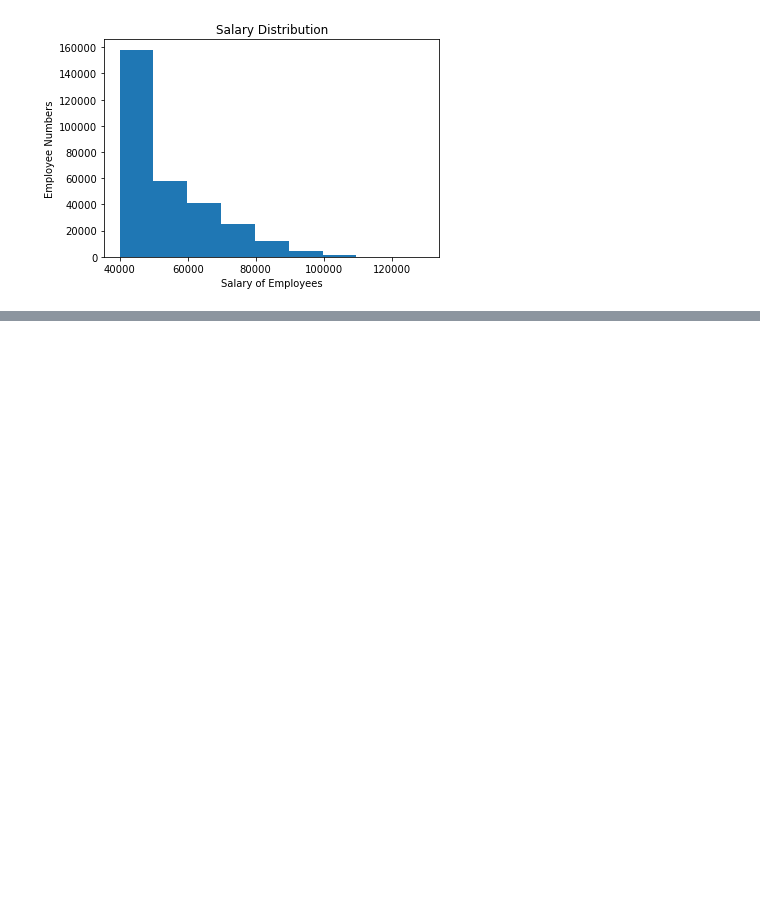
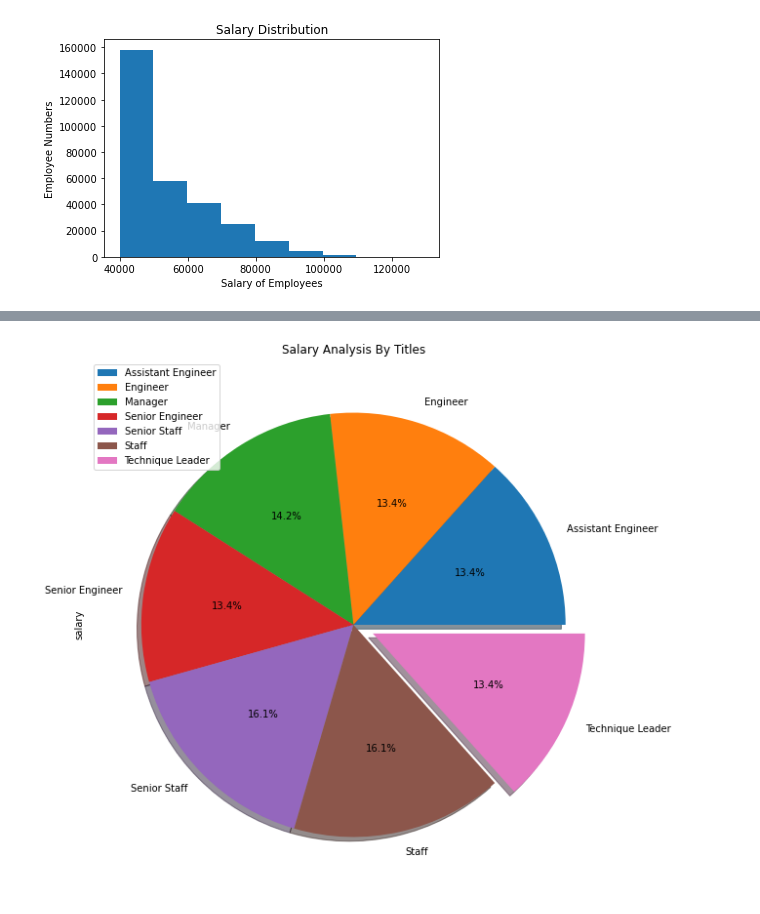
Before and after one commit to yan-ash/sql-challenge, a Jupyter notebook: EmployeeSQL/bonus.ipynb, the cells around one changed output, grey strips where cells are left out. Cells and saved outputs as stored; diff of their text form; code cells hidden in the pictures; blank space fills up the shorter version.

```diff
--- a/EmployeeSQL/bonus.ipynb
+++ b/EmployeeSQL/bonus.ipynb
@@ -41,4 +43,7 @@ salary_df
 | 300022 | 499998 | 40000 |
 | 300023 | 499999 | 63707 |
 300024 rows × 2 columns
+# %%
+title_df= pd.read_sql_table ("titles", engine)
+title_df.rename(columns={'title_id':'emp_title'},inplace= True )
 # %%
@@ -51,3 +66,6 @@ plt.title("Salary Distribution")
 # %% [output]
 Text(0.5, 1.0, 'Salary Distribution')
 [figure]
+# %%
+df= combined_df.merge(title_df, on = 'emp_title')
+df.head(20)
@@ -53,0 +111,3 @@ Text(0.5, 1.0, 'Salary Distribution')
+# %%
+title_salary_df =df.groupby('title')['salary'].mean()
+title_salary_df
@@ -53,0 +124,6 @@ Text(0.5, 1.0, 'Salary Distribution')
+# %%
+plot = title_salary_df.plot.pie(y='salary', title="Salary Analysis By Titles", legend=True, \
+                   autopct='%1.1f%%', explode=(0, 0, 0, 0, 0, 0, 0.1), \
+                   shadow=True, startangle=0, figsize=(10,10))
+# %% [output]
+[figure, added]
```
Also changed, not shown: parts of 7 cells of this notebook, 2 other files.
